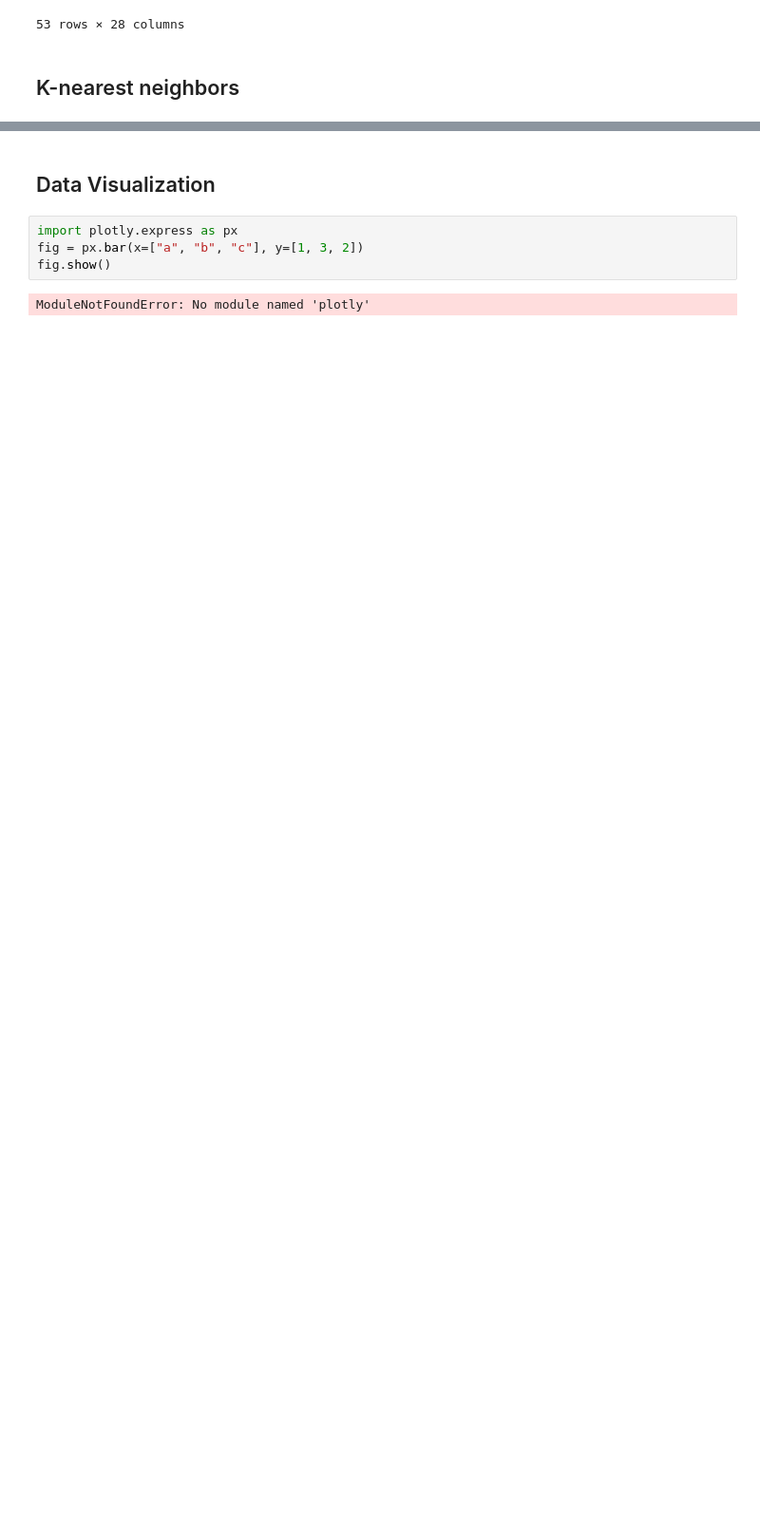
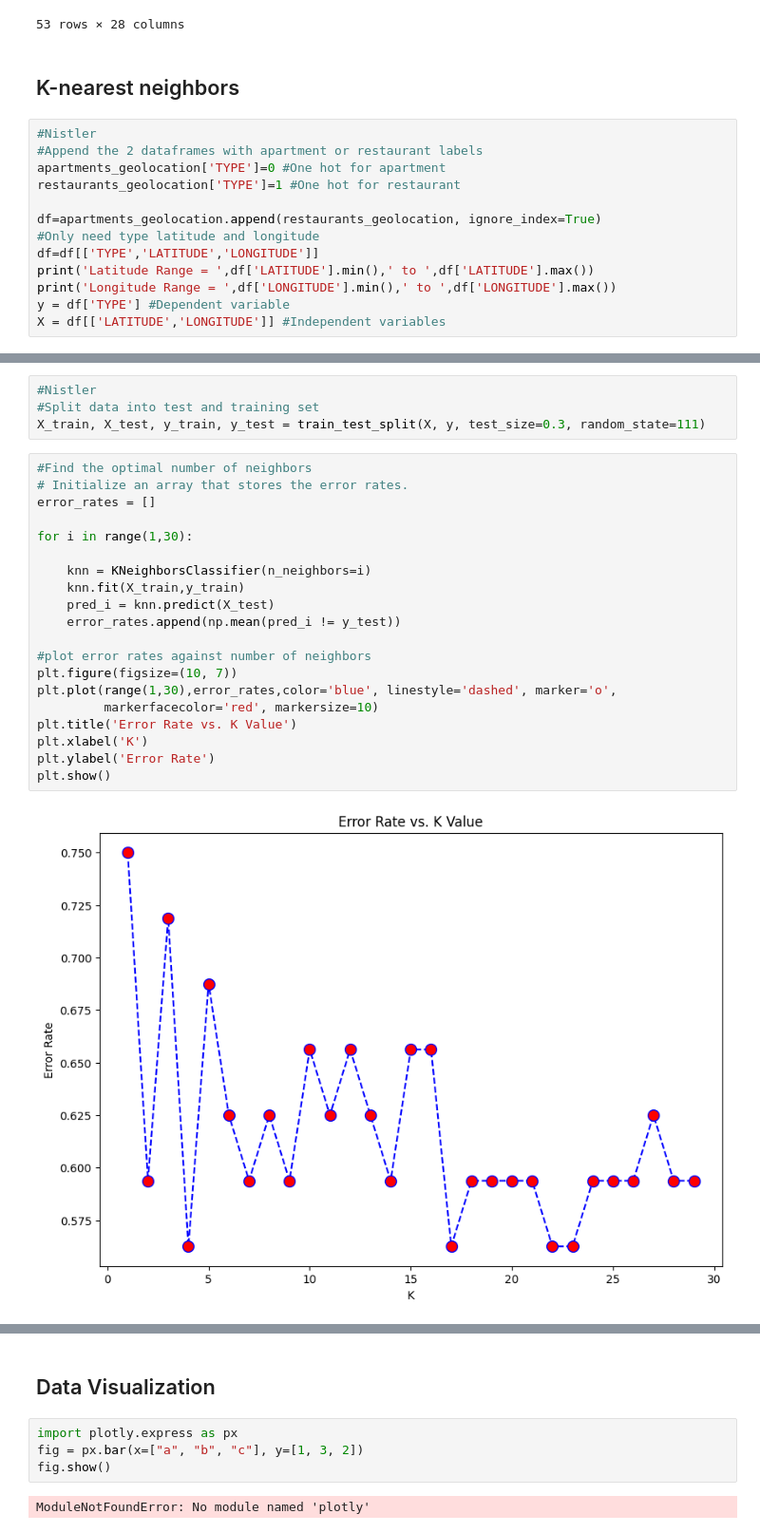
Before and after one commit to MarshallMor/Data-Science-Project, a Jupyter notebook: Group 5 Milestone 2.ipynb, the cells around one changed output, grey strips where cells are left out. Shown at 95% size. Saved outputs shown, nothing was run; the diff lists cells and outputs as text; blank space fills up the shorter version.

Commit message:
Added KNN search and some visualizations

```diff
--- a/Group 5 Milestone 2.ipynb
+++ b/Group 5 Milestone 2.ipynb
@@ -273,3 +276,16 @@ apartments_geolocation
 53 rows × 28 columns
 # %% [markdown]
 ## K-nearest neighbors
+# %%
+#Nistler
+#Append the 2 dataframes with apartment or restaurant labels
+apartments_geolocation['TYPE']=0 #One hot for apartment
+restaurants_geolocation['TYPE']=1 #One hot for restaurant
+
+df=apartments_geolocation.append(restaurants_geolocation, ignore_index=True)
+#Only need type latitude and longitude
+df=df[['TYPE','LATITUDE','LONGITUDE']]
+print('Latitude Range = ',df['LATITUDE'].min(),' to ',df['LATITUDE'].max())
+print('Longitude Range = ',df['LONGITUDE'].min(),' to ',df['LONGITUDE'].max())
+y = df['TYPE'] #Dependent variable
+X = df[['LATITUDE','LONGITUDE']] #Independent variables
@@ -275,0 +295,26 @@ apartments_geolocation
+# %%
+#Nistler
+#Split data into test and training set
+X_train, X_test, y_train, y_test = train_test_split(X, y, test_size=0.3, random_state=111)
+# %%
+#Find the optimal number of neighbors
+# Initialize an array that stores the error rates.
+error_rates = []
+
+for i in range(1,30):
+
+    knn = KNeighborsClassifier(n_neighbors=i)
+    knn.fit(X_train,y_train)
+    pred_i = knn.predict(X_test)
+    error_rates.append(np.mean(pred_i != y_test))
+
+#plot error rates against number of neighbors
+plt.figure(figsize=(10, 7))
+plt.plot(range(1,30),error_rates,color='blue', linestyle='dashed', marker='o',
+         markerfacecolor='red', markersize=10)
+plt.title('Error Rate vs. K Value')
+plt.xlabel('K')
+plt.ylabel('Error Rate')
+plt.show()
+# %% [output]
+[figure, added]
```
Also changed, not shown: parts of 8 cells of this notebook.
